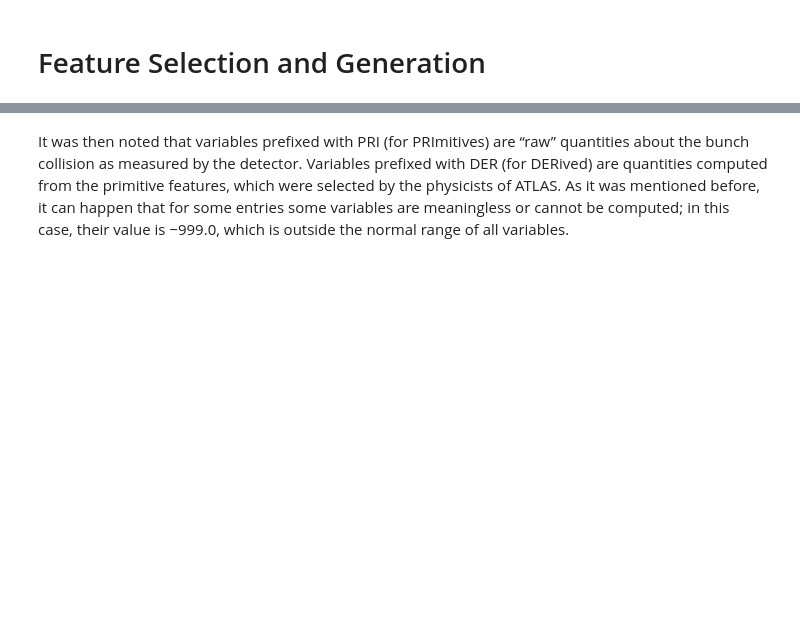
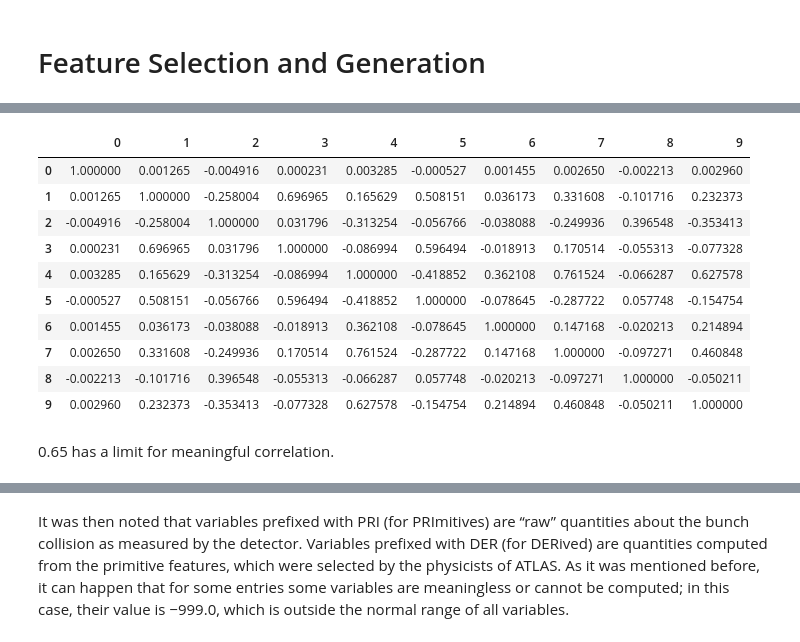
Before and after one commit to gianlucamancini7/machine_learning, a Jupyter notebook: main.ipynb, the cells around one changed output, grey strips where cells are left out. Drawn from its saved outputs; the diff is of its cells as text; code cells hidden in the pictures; blank space fills up the shorter version.

```diff
--- a/main.ipynb
+++ b/main.ipynb
@@ -237,3 +247,20 @@ df_features_train_independent.corr()
+# %%
+spears=pd.DataFrame(stats.spearmanr(df_features_train_independent)[0])
+spears.iloc[:10,:10]
+# %% [output]
+|  | 0 | 1 | 2 | 3 | 4 | 5 | 6 | 7 | 8 | 9 |
+| 0 | 1.000000 | 0.001265 | -0.004916 | 0.000231 | 0.003285 | -0.000527 | 0.001455 | 0.002650 | -0.002213 | 0.002960 |
+| 1 | 0.001265 | 1.000000 | -0.258004 | 0.696965 | 0.165629 | 0.508151 | 0.036173 | 0.331608 | -0.101716 | 0.232373 |
+| 2 | -0.004916 | -0.258004 | 1.000000 | 0.031796 | -0.313254 | -0.056766 | -0.038088 | -0.249936 | 0.396548 | -0.353413 |
+| 3 | 0.000231 | 0.696965 | 0.031796 | 1.000000 | -0.086994 | 0.596494 | -0.018913 | 0.170514 | -0.055313 | -0.077328 |
+| 4 | 0.003285 | 0.165629 | -0.313254 | -0.086994 | 1.000000 | -0.418852 | 0.362108 | 0.761524 | -0.066287 | 0.627578 |
+| 5 | -0.000527 | 0.508151 | -0.056766 | 0.596494 | -0.418852 | 1.000000 | -0.078645 | -0.287722 | 0.057748 | -0.154754 |
+| 6 | 0.001455 | 0.036173 | -0.038088 | -0.018913 | 0.362108 | -0.078645 | 1.000000 | 0.147168 | -0.020213 | 0.214894 |
+| 7 | 0.002650 | 0.331608 | -0.249936 | 0.170514 | 0.761524 | -0.287722 | 0.147168 | 1.000000 | -0.097271 | 0.460848 |
+| 8 | -0.002213 | -0.101716 | 0.396548 | -0.055313 | -0.066287 | 0.057748 | -0.020213 | -0.097271 | 1.000000 | -0.050211 |
+| 9 | 0.002960 | 0.232373 | -0.353413 | -0.077328 | 0.627578 | -0.154754 | 0.214894 | 0.460848 | -0.050211 | 1.000000 |
+# %% [markdown]
+0.65 has a limit for meaningful correlation.
 # %%
 df_features_train_dependent.corr()
 # %% [output]
```
Also changed, not shown: parts of 23 cells of this notebook, 2 other files.
